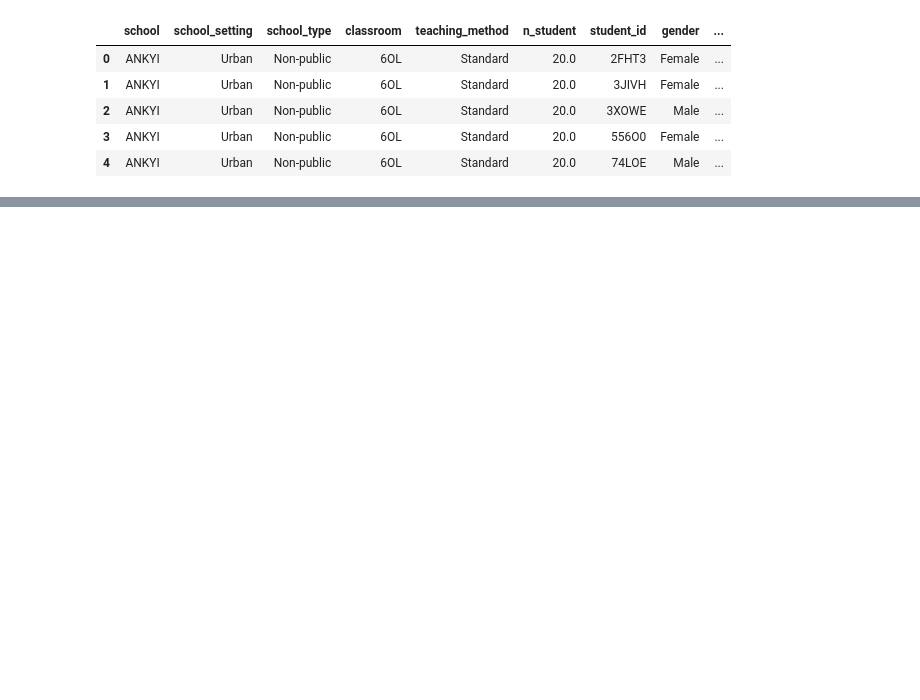
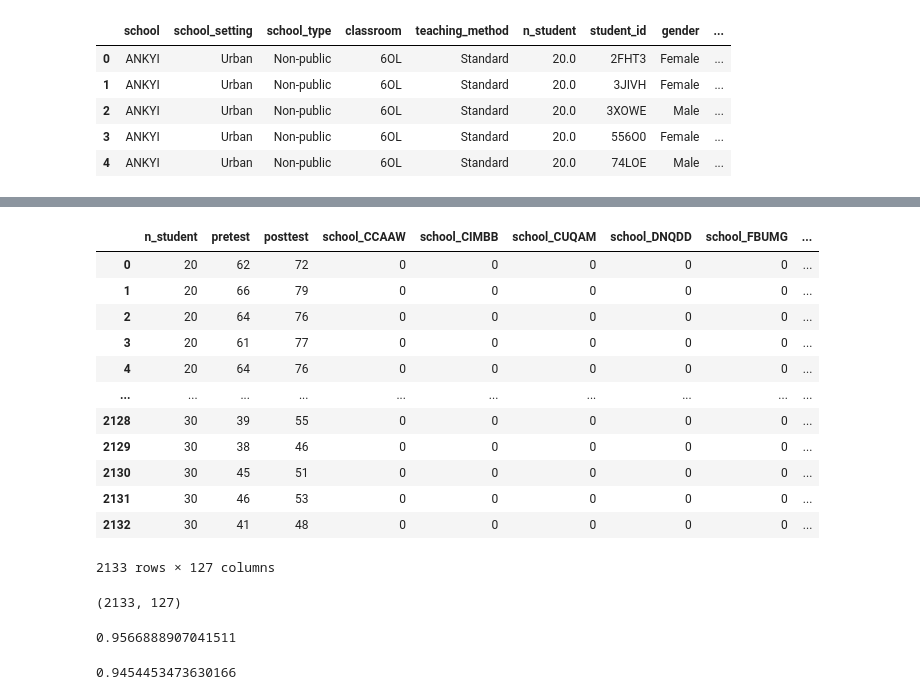
Before and after one commit to d4na3l/sic-ia-project, a Jupyter notebook: notebooks/test_scores.ipynb, the cells around one changed output, grey strips where cells are left out. Saved outputs shown, nothing was run; the diff lists cells and outputs as text; code cells hidden in the pictures; blank space fills up the shorter version.

Commit message:
Test score prediction model

```diff
--- a/notebooks/test_scores.ipynb
+++ b/notebooks/test_scores.ipynb
@@ -4,6 +10,6 @@ filename = '../data/test_scores.csv'
 # %%
-df = pd.read_csv(filename)
-df.head()
+df = pd.read_csv(data)
+df.head(5)
 # %% [output]
 |  | school | school_setting | school_type | classroom | teaching_method | n_student | student_id | gender | ... |
 | 0 | ANKYI | Urban | Non-public | 6OL | Standard | 20.0 | 2FHT3 | Female | ... |
@@ -13,0 +32,3 @@ df.head()
+# %%
+## eliminar datos duplicados
+df.drop_duplicates(inplace=True)
@@ -13,0 +100,3 @@ df.head()
+# %%
+##eliminar la columna irrelevante como el id del estudiante
+df=df.drop("student_id",axis=1)
@@ -13,0 +140,20 @@ df.head()
+# %%
+##conversion de las variables categoricas a numericas
+df=pd.get_dummies(df,columns=["school","school_setting","school_type","classroom","teaching_method","gender","lunch"],drop_first=True)
+# %%
+##conversion de valores true o false a int
+df.astype(int)
+# %% [output]
+|  | n_student | pretest | posttest | school_CCAAW | school_CIMBB | school_CUQAM | school_DNQDD | school_FBUMG | ... |
+| 0 | 20 | 62 | 72 | 0 | 0 | 0 | 0 | 0 | ... |
+| 1 | 20 | 66 | 79 | 0 | 0 | 0 | 0 | 0 | ... |
+| 2 | 20 | 64 | 76 | 0 | 0 | 0 | 0 | 0 | ... |
+| 3 | 20 | 61 | 77 | 0 | 0 | 0 | 0 | 0 | ... |
+| 4 | 20 | 64 | 76 | 0 | 0 | 0 | 0 | 0 | ... |
+| ... | ... | ... | ... | ... | ... | ... | ... | ... | ... |
+| 2128 | 30 | 39 | 55 | 0 | 0 | 0 | 0 | 0 | ... |
+| 2129 | 30 | 38 | 46 | 0 | 0 | 0 | 0 | 0 | ... |
+| 2130 | 30 | 45 | 51 | 0 | 0 | 0 | 0 | 0 | ... |
+| 2131 | 30 | 46 | 53 | 0 | 0 | 0 | 0 | 0 | ... |
+| 2132 | 30 | 41 | 48 | 0 | 0 | 0 | 0 | 0 | ... |
+2133 rows × 127 columns
@@ -13,0 +167,5 @@ df.head()
+# %%
+##ver las dimenciones del dataframe
+df.shape
+# %% [output]
+(2133, 127)
@@ -13,0 +176,12 @@ df.head()
+# %%
+##evaluar el modelo
+model.score(x_test,y_test)
+# %% [output]
+0.9566888907041511
+# %%
+##instanciar el modelo de random forest
+radom_forest=RandomForestRegressor()
+model=radom_forest.fit(x_train,y_train)
+model.score(x_test,y_test)
+# %% [output]
+0.9454453473630166
```
Also changed, not shown: parts of 26 cells of this notebook, 12 other files.
